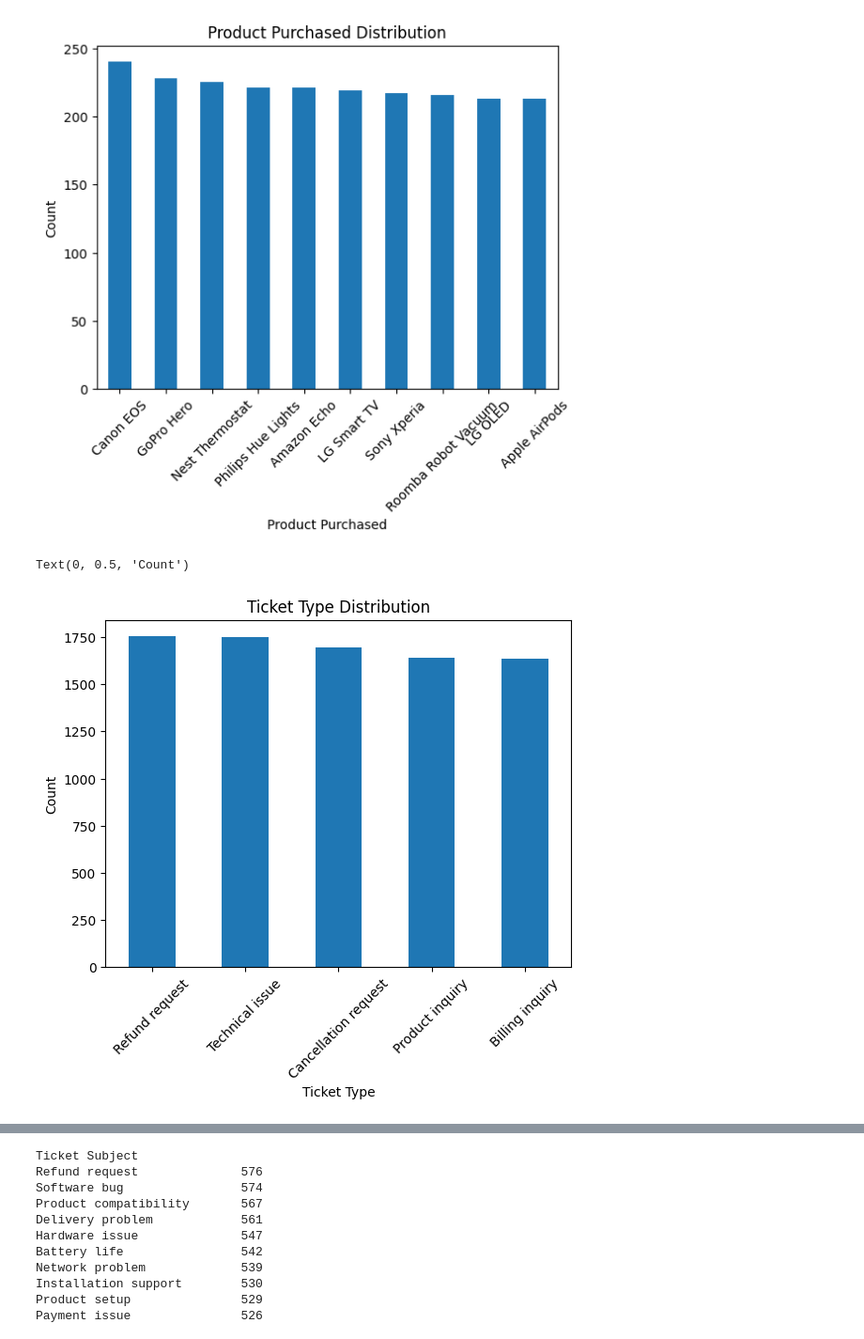
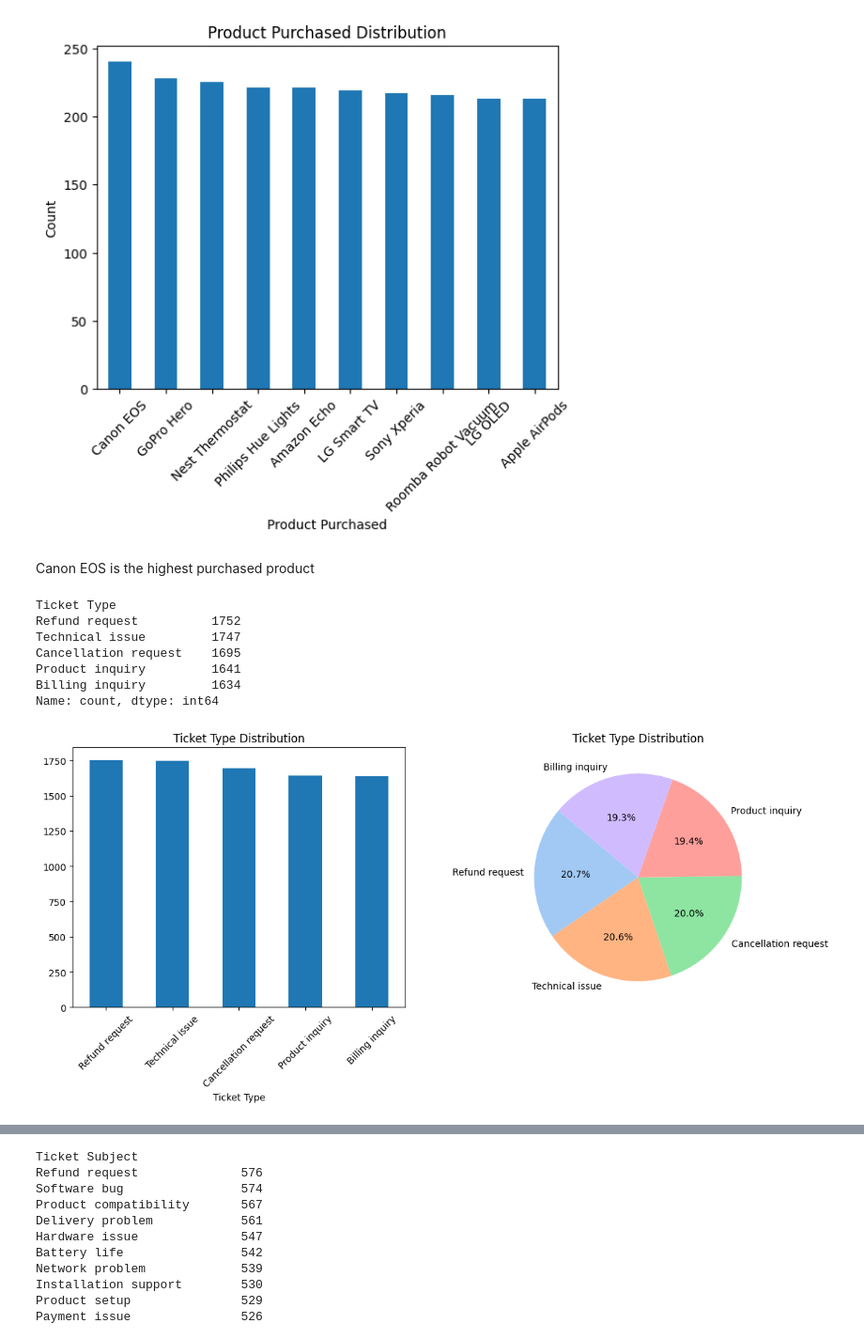
Before and after one commit to Razan-88/TextAnalytics-CW-Task4, a Jupyter notebook: analytics_pipeline/src/eda.ipynb, the cells around one changed output, grey strips where cells are left out. Shown at 94% size. Saved outputs shown, nothing was run; the diff lists cells and outputs as text; code cells hidden in the pictures.

```diff
--- a/analytics_pipeline/src/eda.ipynb
+++ b/analytics_pipeline/src/eda.ipynb
@@ -77,7 +87,7 @@ Customer Satisfaction Rating: 5700 null values
 # %% [markdown]
 ## Univariant Analysis
 # %%
-data_df['text_length'] = data_df['Ticket Description'].astype(str).apply(len)
+data_df['text_length'] = data_df['Ticket Description'].apply(lambda x: len(str(x).split()))
 
 sns.histplot(data_df['text_length'], bins=30, kde=True, color='blue')
 plt.title("Distribution of Ticket Length")
@@ -137,12 +247,23 @@ plt.ylabel("Count")
 plt.show()
 # %% [output]
 [figure]
+# %% [markdown]
+Canon EOS is the highest purchased product
 # %%
-data_df['Ticket Type'].value_counts().plot(kind='bar')
-plt.title("Ticket Type Distribution")
-plt.xlabel("Ticket Type")
-plt.xticks(rotation=45)
-plt.ylabel("Count")
+print(data_df['Ticket Type'].value_counts())
+fig, axes = plt.subplots(1, 2, figsize=(14, 5))
+data_df['Ticket Type'].value_counts().plot(kind='bar', ax=axes[0])
+axes[0].set_title("Ticket Type Distribution")
+axes[0].tick_params(axis='x', rotation=45)
+data_df['Ticket Type'].value_counts().plot(kind='pie', ax=axes[1],autopct='%1.1f%%', startangle=140, colors=sns.color_palette('pastel'))
+axes[1].set_title("Ticket Type Distribution")
+plt.show()
 # %% [output]
-Text(0, 0.5, 'Count')
+Ticket Type
+Refund request          1752
+Technical issue         1747
+Cancellation request    1695
+Product inquiry         1641
+Billing inquiry         1634
+Name: count, dtype: int64
-[figure, old version]
+[figure, new version]
```
Also changed, not shown: parts of 64 cells of this notebook.
